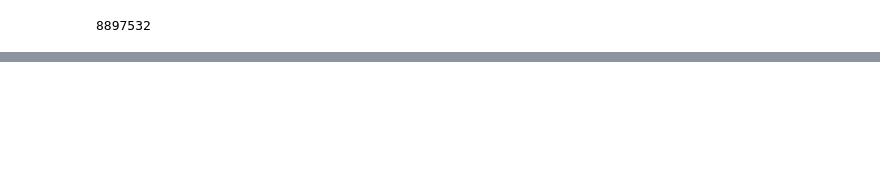
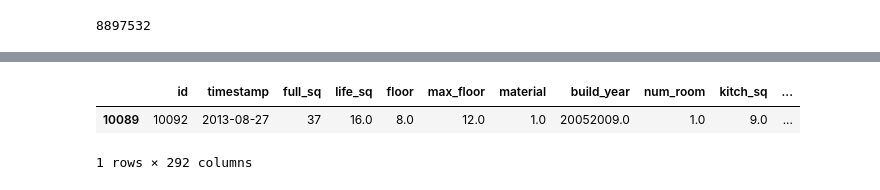
Before and after one commit to nycdatasci/bootcamp009_project, a Jupyter notebook: Project3-MachineLearning/romi_reza_sean_pradeep_andrew/reza/sherbank_eda.ipynb, the cells around one changed output, grey strips where cells are left out. Drawn from its saved outputs; the diff is of its cells as text; code cells hidden in the pictures; blank space fills up the shorter version.

```diff
--- a/Project3-MachineLearning/romi_reza_sean_pradeep_andrew/reza/sherbank_eda.ipynb
+++ b/Project3-MachineLearning/romi_reza_sean_pradeep_andrew/reza/sherbank_eda.ipynb
@@ -23,0 +139,16 @@ AttributeError: 'DataFrame' object has no attribute 'aggregate'
+# %%
+# material_price = train.loc[train['material'].notnull(), :].groupby('price_doc')
+
+materials = train.groupby('material')
+materials['price_doc'].describe()
+
+train.loc[train['material'] == 3.0, :]
+
+train.loc[train['state']== 33, :]
+
+# sns.boxplot(x='material', y='price_doc', data=train)
+# sns.boxplot(x=train['material'], y=train['material'].count())
+# %% [output]
+|  | id | timestamp | full_sq | life_sq | floor | max_floor | material | build_year | num_room | kitch_sq | ... |
+| 10089 | 10092 | 2013-08-27 | 37 | 16.0 | 8.0 | 12.0 | 1.0 | 20052009.0 | 1.0 | 9.0 | ... |
+1 rows × 292 columns
```
Also changed, not shown: parts of 19 cells of this notebook, 5 other files.
